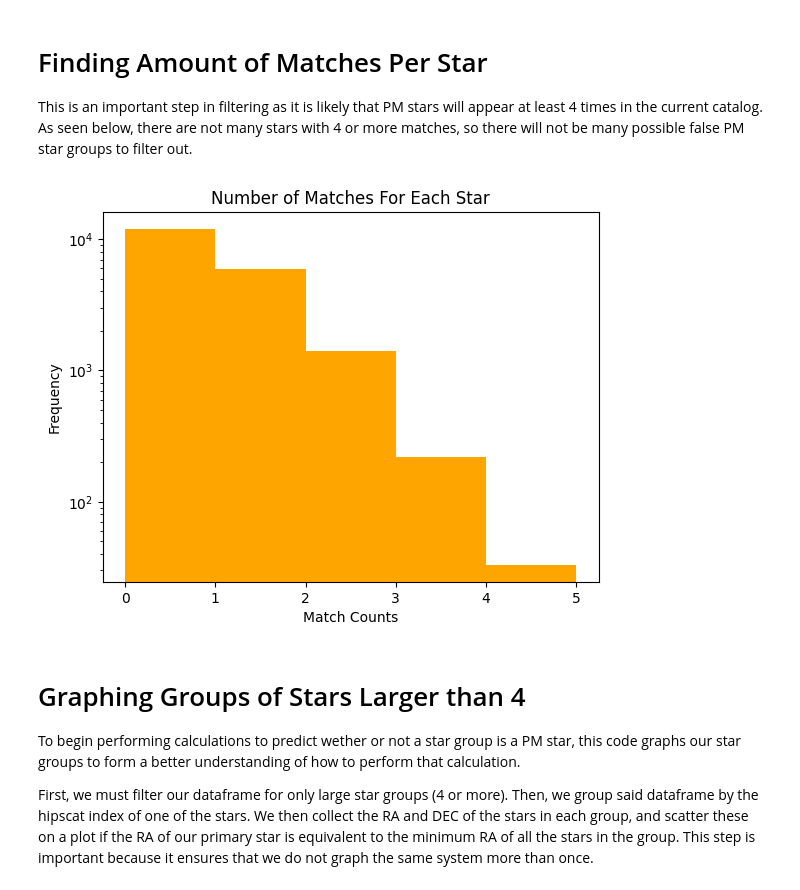
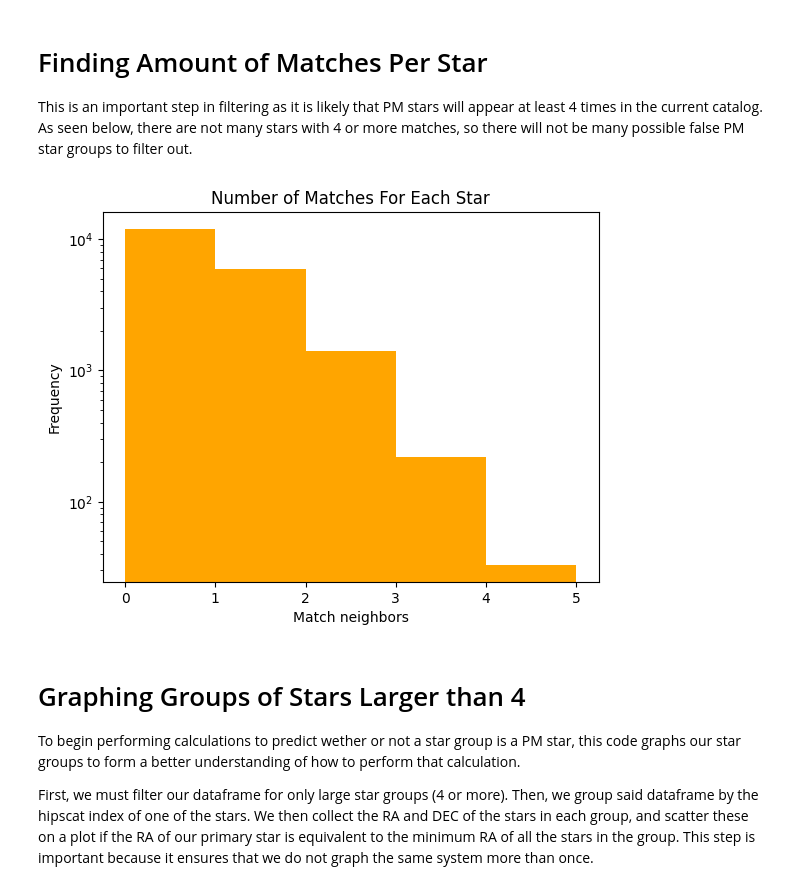
Before and after one commit to JoaoDPassos/brown-dwarf-search, a Jupyter notebook: CrossMatchFIltering.ipynb, the cells around one changed output. Drawn from its saved outputs; the diff is of its cells as text; code cells hidden in the pictures.

```diff
--- a/CrossMatchFIltering.ipynb
+++ b/CrossMatchFIltering.ipynb
@@ -19,18 +19,18 @@ From there, we perform a crossmatch on the catalog itself, generating additional
 bandList = ['G','R','I','Z','Y']
 
 #Keeping only the important columns
-crucialCols = [f'CLASS_STAR_{band}' for band in bandList] + [f'FLAGS_{band}' for band in bandList] + ['RA','DEC','HPIX_1024','HPIX_4096'] + [f'SPREAD_MODEL_{band}' for band in bandList] + [f'WAVG_MAG_PSF_{band}' for band in bandList] + [f'WAVG_MAGERR_PSF_{band}' for band in bandList]
+crucialCols = [f'CLASS_STAR_{band}' for band in bandList] + [f'FLAGS_{band}' for band in bandList] + ['RA','DEC','COADD_OBJECT_ID'] + [f'SPREAD_MODEL_{band}' for band in bandList] + [f'WAVG_MAG_PSF_{band}' for band in bandList] + [f'WAVG_MAGERR_PSF_{band}' for band in bandList]
 
 catalog = lsdb.read_hipscat('hipscat/des_one_deg/', columns=crucialCols)
 
-#Filtering for specific measurement values
+#Filtering for specific measurement vaTlues
 qs = bandFilterLenient(bandList,classStar=0.95,spreadModel=0.05,magError=0.05,flag=True,invalidMags=True)
 filtered_catalog = catalog.query(qs)
 
 #Performing crossmatch
 xmatch = filtered_catalog.crossmatch(filtered_catalog, n_neighbors=100, radius_arcsec=18, suffixes=['_1', '_2'])
 
+xmatch
+
 with Client():
     df = xmatch.compute()
-
-df
@@ -66,17 +51,18 @@ Text(0.5, 1.0, 'Distance between Stars in Arcseconds')
 
 This is an important step in filtering as it is likely that PM stars will appear at least 4 times in the current catalog. As seen below, there are not many stars with 4 or more matches, so there will not be many possible false PM star groups to filter out.
 # %%
-counts = df.groupby('_hipscat_index')['_dist_arcsec'].count()
-counts -= 1 #Double counting adjustment
-#change name to neighbors
+neighbors = df.groupby('_hipscat_index')['_dist_arcsec'].count()
+#DO IN DASK
 
-plt.hist(counts, color = 'orange', bins= [i for i in range(0,6)])
-plt.xlabel('Match Counts')
+neighbors -= 1 #Double counting adjustment
+
+plt.hist(neighbors, color = 'orange', bins= [i for i in range(0,6)])
+plt.xlabel('Match neighbors')
 plt.ylabel('Frequency')
 plt.title('Number of Matches For Each Star')
 plt.yscale('log')
 # %% [output]
-[figure, old version]
+[figure, new version]
 # %% [markdown]
 # Graphing Groups of Stars Larger than 4
 
```
Also changed, not shown: parts of 4 cells of this notebook, 1 other file.
